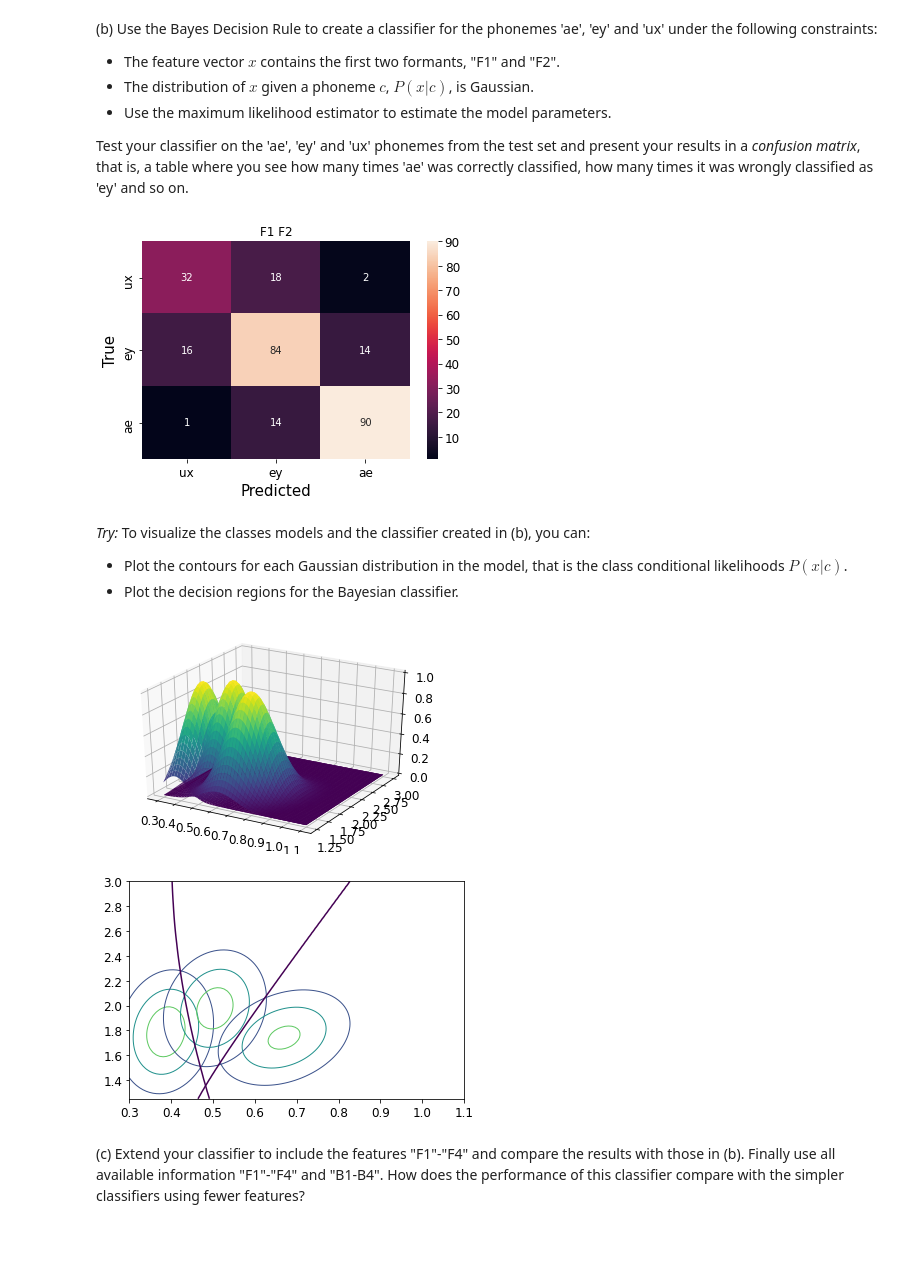
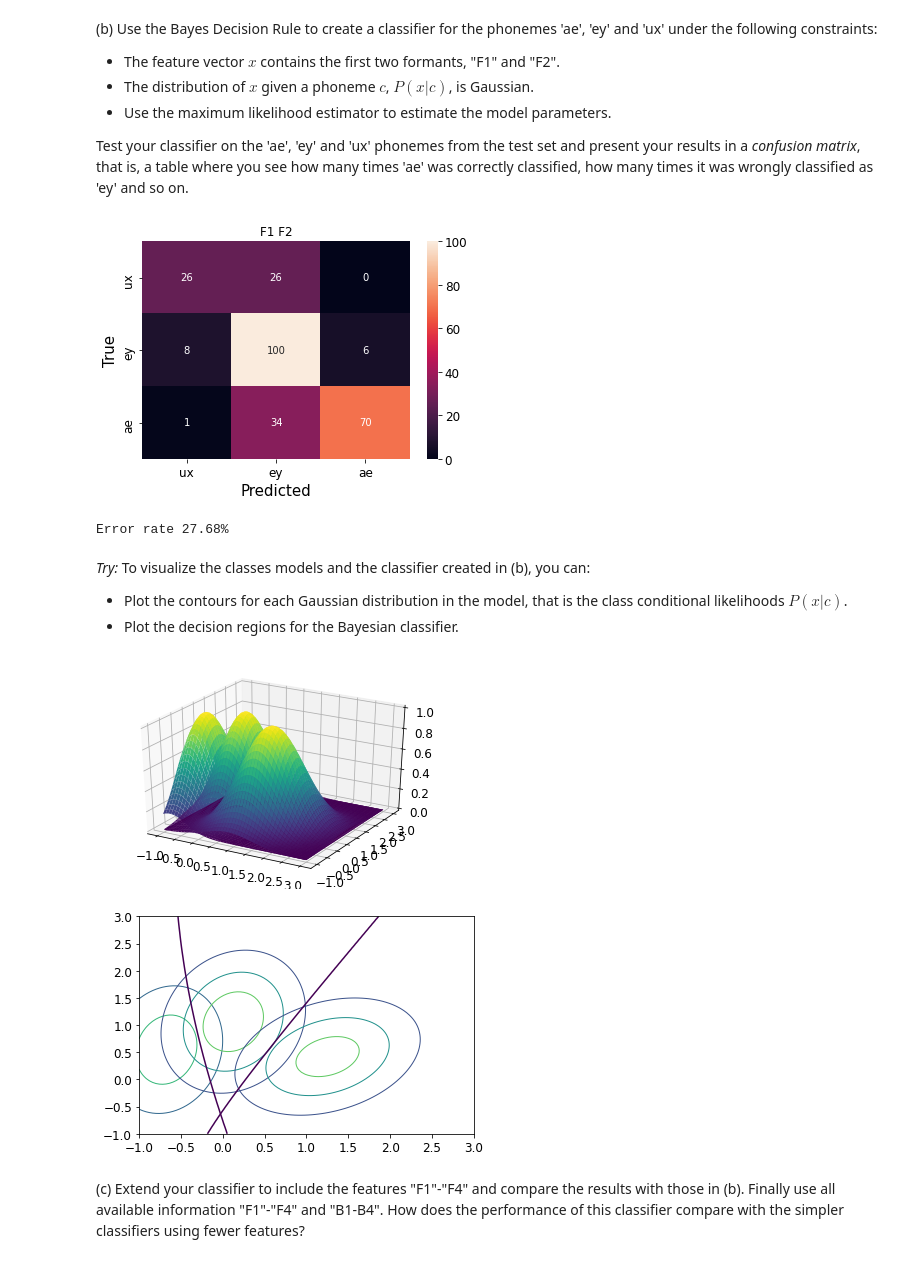
Before and after one commit to Stens/TTT4185-MachineLearning, a Jupyter notebook: Assignment_2/TTT4185_assignment_2_2020-09-28.ipynb, the cells around one changed output. Saved outputs shown, nothing was run; the diff lists cells and outputs as text; code cells hidden in the pictures.

```diff
--- a/Assignment_2/TTT4185_assignment_2_2020-09-28.ipynb
+++ b/Assignment_2/TTT4185_assignment_2_2020-09-28.ipynb
@@ -58,6 +60,20 @@ Test your classifier on the 'ae', 'ey' and 'ux' phonemes from the test set and p
 # %%
 import seaborn as sns # For confusion matrix
 from scipy.stats import multivariate_normal
+
+
+
+# Preprocess. Some of the tasks performed better with no preprocessing. Generally a good idea
+add_l = ["F1", "F2", "F3", "F4", "B1", "B2", "B3", "B4"]
+train_vals = train.drop(["SpeakerID", "Gender", "Phoneme"],axis=1).values
+train_vals = preprocessing.scale(train_vals)
+train[add_l] = train_vals
+test_vals = test.drop(["SpeakerID", "Gender", "Phoneme"],axis=1).values
+test_vals = preprocessing.scale(test_vals)
+test[add_l] = test_vals
+
+vow_dict = {"ae":aes, "ey":eys, "ux":uxs}
+
 
 # extracting means and covariance
 
@@ -66,59 +82,70 @@ covs = {}
 for key, vow in vow_dict.items():
     tmp = np.array([[f1, f2] for f1, f2 in zip(vow["F1"], vow["F2"])])
     means[key] = np.array(np.mean(tmp, axis=0))
-    covs [key] = np.array(np.cov(np.array(tmp.T))) # Litt usikker på denne
+    covs[key] = np.array(np.cov(np.array(tmp.T))) # Litt usikker på denne
 
-rvs = []
+tot_samples = 0
+tot_samples = sum([len(df) for df in vow_dict.values()])
+prior = {key:len(df)/tot_samples for key, df in vow_dict.items()} # TODO:
 keys = ["ae", "ey", "ux"]
 # Sorting list so keys with lowest mean comes first, helpful for plotting later
 keys = sorted([(key, means[key]) for key in keys],key=lambda x: x[1][0])
 keys = [k for k, _ in keys]
 
+rvs = {}
+
 for key in keys:
     rv = multivariate_normal(mean=means[key], cov=covs[key])
-    rvs.append(rv)
+    rvs[key] = rv
 
 aes_test = test[test["Phoneme"] == 'ae']
 eys_test = test[test["Phoneme"] == 'ey']
 uxs_test = test[test["Phoneme"] == 'ux']
 
+
 vow_test_dict = {"ae": aes_test, "ey": eys_test, "ux": uxs_test}
 
 f_matrix = {}
 for key, vow in vow_test_dict.items():
-    f_matrix[key] = np.array([[f1, f2] for f1, f2 in zip(vow["F1"], vow["F2"])])
+    tmp = np.array([[f1, f2] for f1, f2 in zip(vow["F1"], vow["F2"])])
+    f_matrix[key] = tmp
+
 
 # Note f_matrix has first shape 3, but the different vowels have different number of samples for F1 and F2.
 # However the number of F1 and F2 is the same for a vowel
 
 def predict(f_mat, keys, rvs):
     confusion_mat = np.zeros((len(f_mat), len(f_mat)))
     for i, key  in enumerate(keys):
-        values = f_matrix[key]
+        values = f_mat[key]
         preds = []
 
-        for rv in rvs:
-            preds.append(np.log(rv.pdf(values)))
+        for k,rv in rvs.items():
+            preds.append(prior[k]*(rv.pdf(values)))
         preds = np.argmax(preds, axis=0)
 
         for pred in preds:
             confusion_mat[i,pred] += 1
     return confusion_mat
 
 
 def plot_conf(confusion_mat, plot_title, keys):
     fig = plt.figure()
     ax = fig.add_subplot(111)
-    sns.heatmap(confusion_mat, annot=True,xticklabels=keys, yticklabels=keys, ax=ax)
+    conf_m = confusion_mat.astype(int)
+    sns.heatmap(conf_m, annot=True, xticklabels=keys, yticklabels=keys, ax=ax, fmt="d")
     ax.set_ylabel("True")
     ax.set_xlabel("Predicted")
     ax.set_title(plot_title)
     plt.show()
+    error_rate = round((np.sum(conf_m) - np.trace(conf_m)) / np.sum(conf_m)* 100, 2)
+    print(f"Error rate {error_rate}%")
 
 confusion_mat = predict(f_matrix, keys, rvs)
 plot_conf(confusion_mat, "F1 F2", keys)
 # %% [output]
-[figure, old version]
+[figure, new version]
+Error rate 27.68%
 # %% [markdown]
 *Try:* To visualize the classes models and the classifier created in (b), you can:
 
@@ -131,14 +158,14 @@ fig2 = plt.figure()
 ax2 = fig2.add_subplot(111)
 
 
-x = np.linspace(0.3,1.1, num=100)
-y = np.linspace(1.25,3, num=100)
+x = np.linspace(-1,3, num=100)
+y = np.linspace(-1,3, num=100)
 x, y = np.meshgrid(x, y)
 pos = np.empty(x.shape + (2,))
 pos[:, :, 0] = x
 pos[:, :, 1] = y
 zs = []
-for rv in rvs[:]:
+for rv in rvs.values():
     z = rv.pdf(pos)/np.max(rv.pdf(pos))
     zs.append(z)
     ax.plot_surface(x,y,z,  cmap='viridis')
@@ -151,8 +178,8 @@ for l in lines:
 
 plt.show()
 # %% [output]
-[figure, old version]
+[figure, new version]
-[figure, old version]
+[figure, new version]
 # %% [markdown]
 (c) Extend your classifier to include the features "F1"-"F4" and compare the results with those in (b). Finally use all available information "F1"-"F4" and "B1-B4". How does the performance of this classifier compare with the simpler classifiers using fewer features?
 # %%
```
Also changed, not shown: parts of 7 cells of this notebook.
